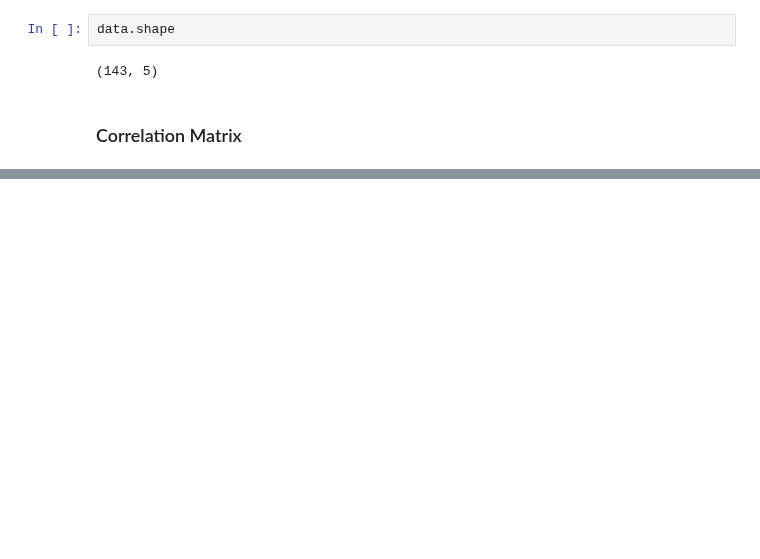
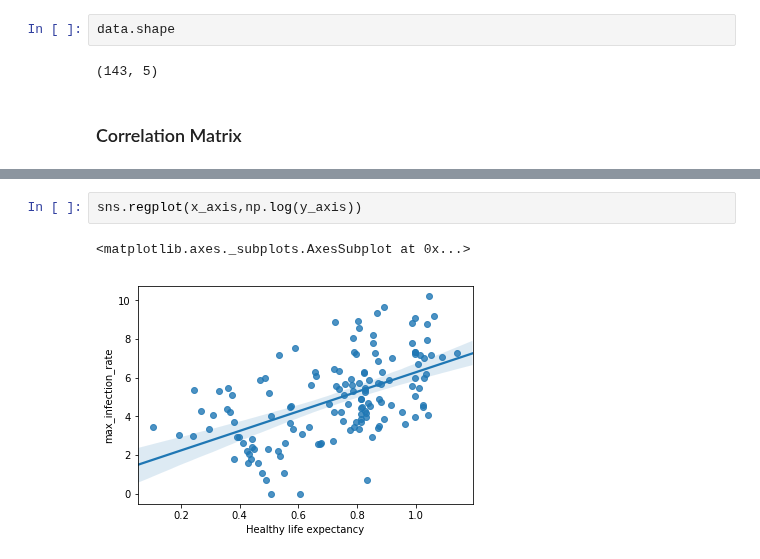
Before and after one commit to jasneekchugh/COVID-19-Data-Analysis, a Jupyter notebook: Covid19-Analysis.ipynb, the cells around one changed output, grey strips where cells are left out. Cells and saved outputs as stored; diff of their text form; blank space fills up the shorter version.

```diff
--- a/Covid19-Analysis.ipynb
+++ b/Covid19-Analysis.ipynb
@@ -241,0 +267,5 @@ data.corr()
+# %%
+sns.regplot(x_axis,np.log(y_axis))
+# %% [output]
+<matplotlib.axes._subplots.AxesSubplot at 0x...>
+[figure, added]
```
Also changed, not shown: parts of 6 cells of this notebook.
